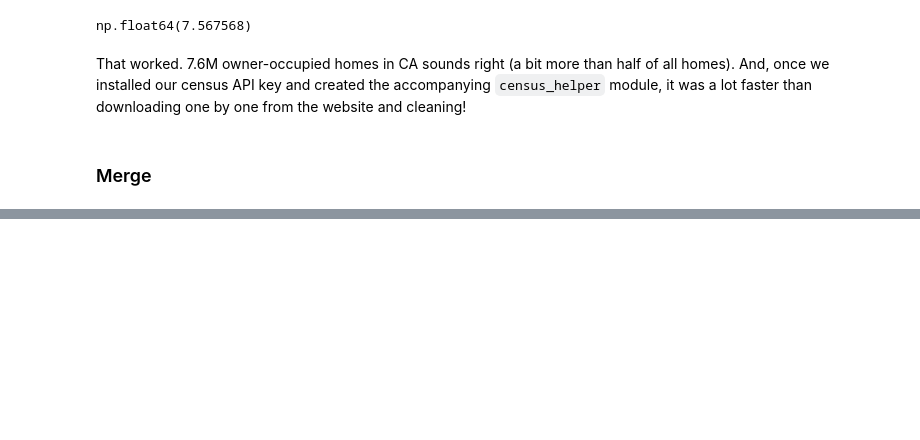
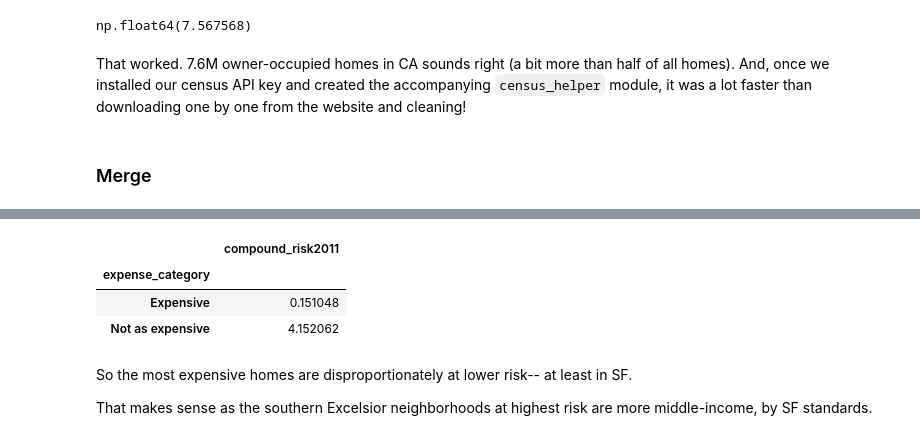
Before and after one commit to usf-esm/usf-engy680-urban-energy-fall2026, a Jupyter notebook: hw2_templates/wildfire_risk_explore.ipynb, the cells around one changed output, grey strips where cells are left out. Drawn from its saved outputs; the diff is of its cells as text; code cells hidden in the pictures; blank space fills up the shorter version.

```diff
--- a/hw2_templates/wildfire_risk_explore.ipynb
+++ b/hw2_templates/wildfire_risk_explore.ipynb
@@ -301,0 +466,11 @@ it was a lot faster than downloading one by one from the website and cleaning!
+# %%
+sf_merged.pivot_table(index='expense_category', values='compound_risk2011', aggfunc='mean') * 1e5 # Show per 100,000
+# %% [output]
+|  | compound_risk2011 |
+| expense_category |  |
+| Expensive | 0.151048 |
+| Not as expensive | 4.152062 |
+# %% [markdown]
+So the most expensive homes are disproportionately at lower risk-- at least in SF.
+
+That makes sense as the southern Excelsior neighborhoods at highest risk are more middle-income, by SF standards.
```
Also changed, not shown: parts of 27 cells of this notebook.
